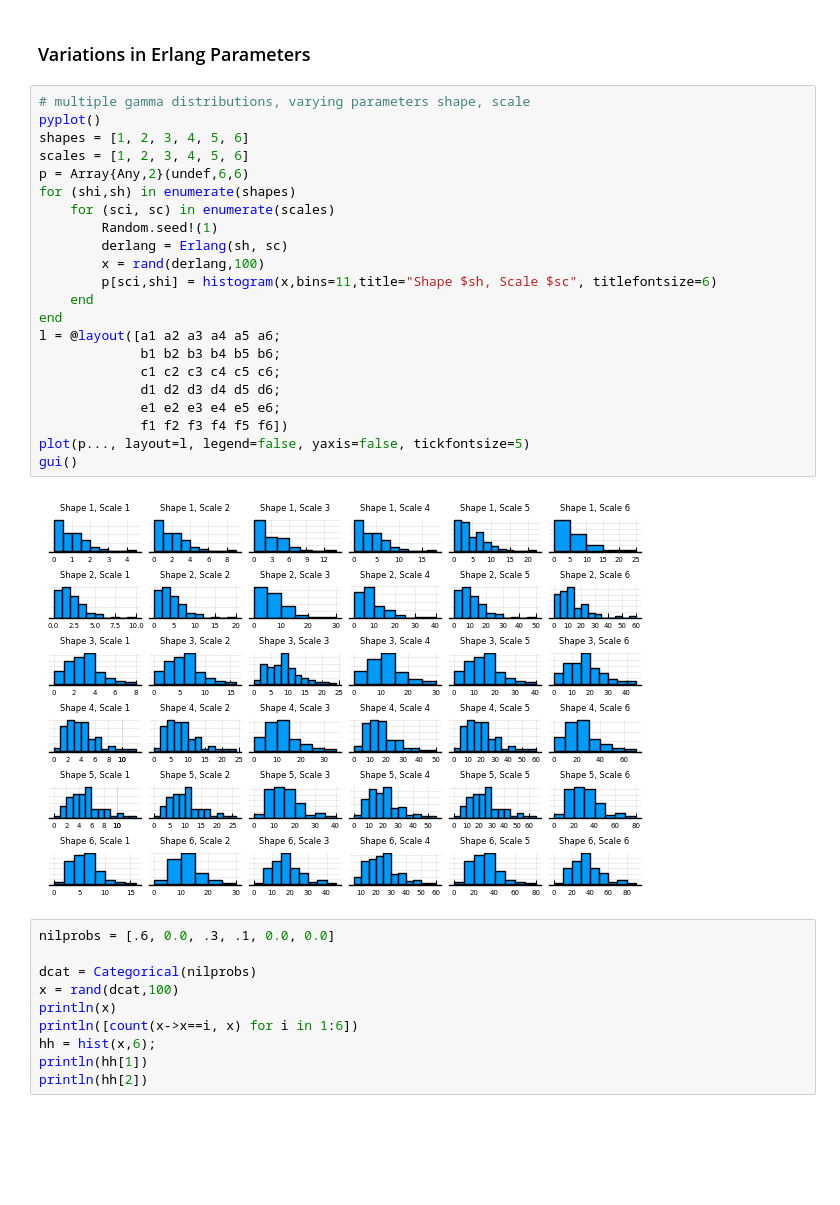
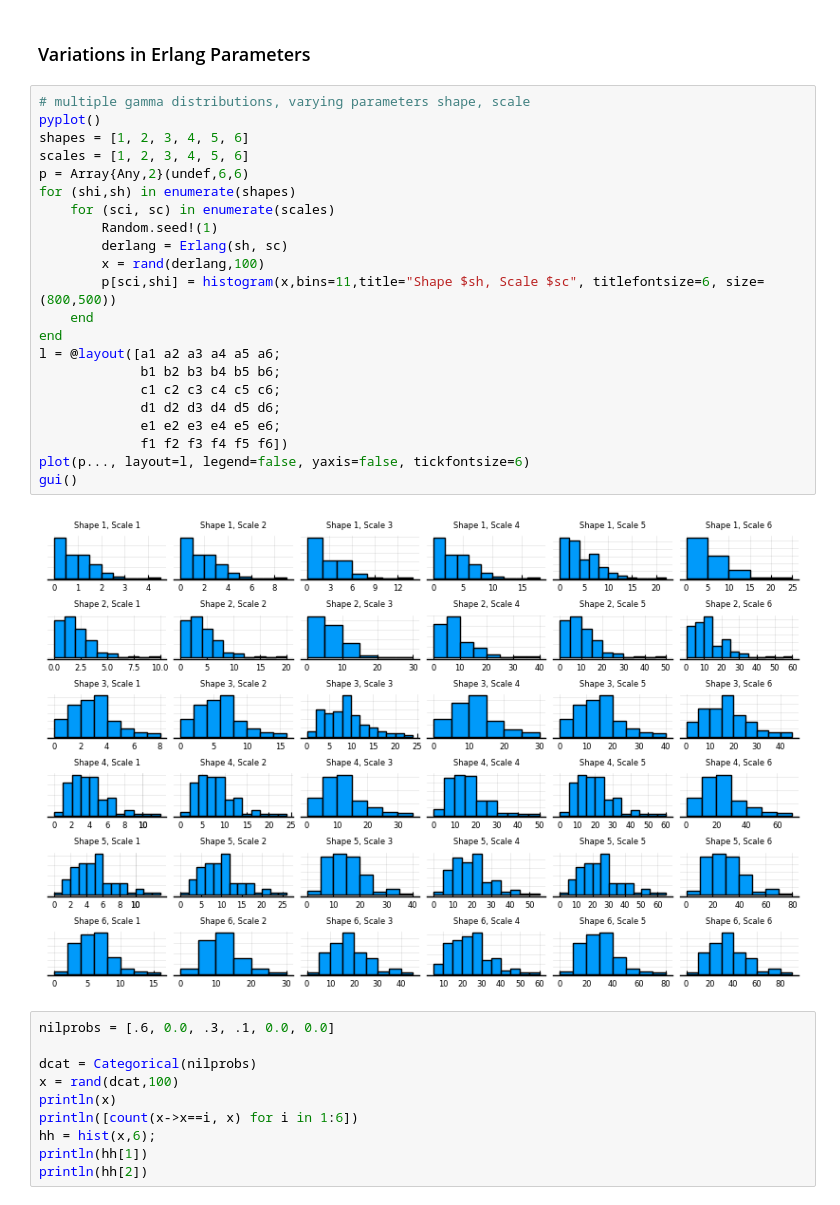
Before and after one commit to lewisl/CovidSim, a Jupyter notebook: prototyping.ipynb, the cells around one changed output. Cells and saved outputs as stored; diff of their text form; blank space fills up the shorter version.

```diff
--- a/prototyping.ipynb
+++ b/prototyping.ipynb
@@ -163,27 +105,27 @@ gui()
 # %%
 # multiple gamma distributions, varying parameters shape, scale
 pyplot()
 shapes = [1, 2, 3, 4, 5, 6]
 scales = [1, 2, 3, 4, 5, 6]
 p = Array{Any,2}(undef,6,6)
 for (shi,sh) in enumerate(shapes)
     for (sci, sc) in enumerate(scales)
         Random.seed!(1)
         derlang = Erlang(sh, sc)
         x = rand(derlang,100)
-        p[sci,shi] = histogram(x,bins=11,title="Shape $sh, Scale $sc", titlefontsize=6)
+        p[sci,shi] = histogram(x,bins=11,title="Shape $sh, Scale $sc", titlefontsize=6, size=(800,500))
     end
 end
 l = @layout([a1 a2 a3 a4 a5 a6;
              b1 b2 b3 b4 b5 b6;
              c1 c2 c3 c4 c5 c6;
              d1 d2 d3 d4 d5 d6;
              e1 e2 e3 e4 e5 e6;
              f1 f2 f3 f4 f5 f6])
-plot(p..., layout=l, legend=false, yaxis=false, tickfontsize=5)
+plot(p..., layout=l, legend=false, yaxis=false, tickfontsize=6)
 gui()
 # %% [output]
-[figure, old version]
+[figure, new version]
 # %%
 nilprobs = [.6, 0.0, .3, .1, 0.0, 0.0]
 
```
Also changed, not shown: parts of 13 cells of this notebook, 7 other files.
